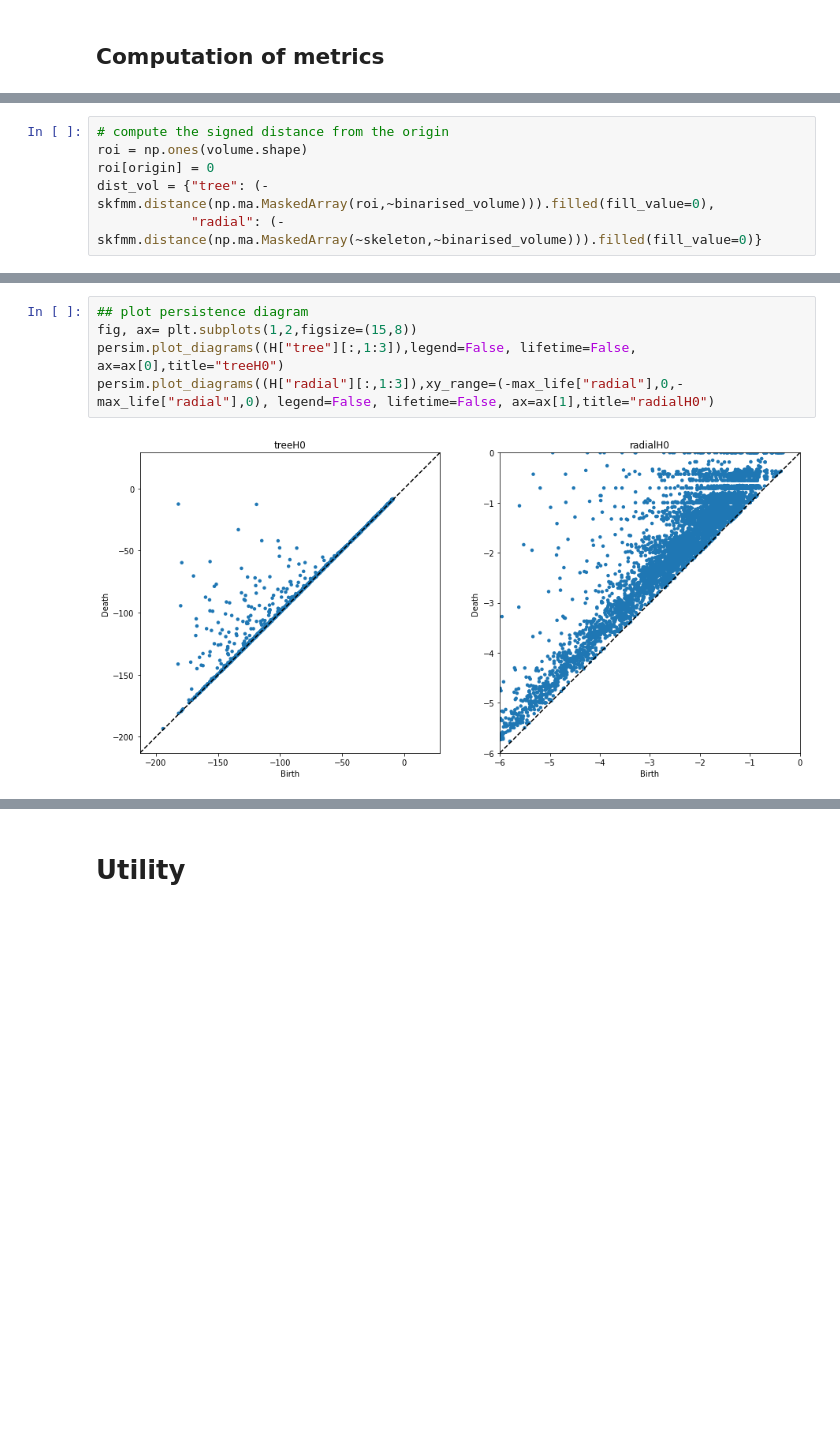
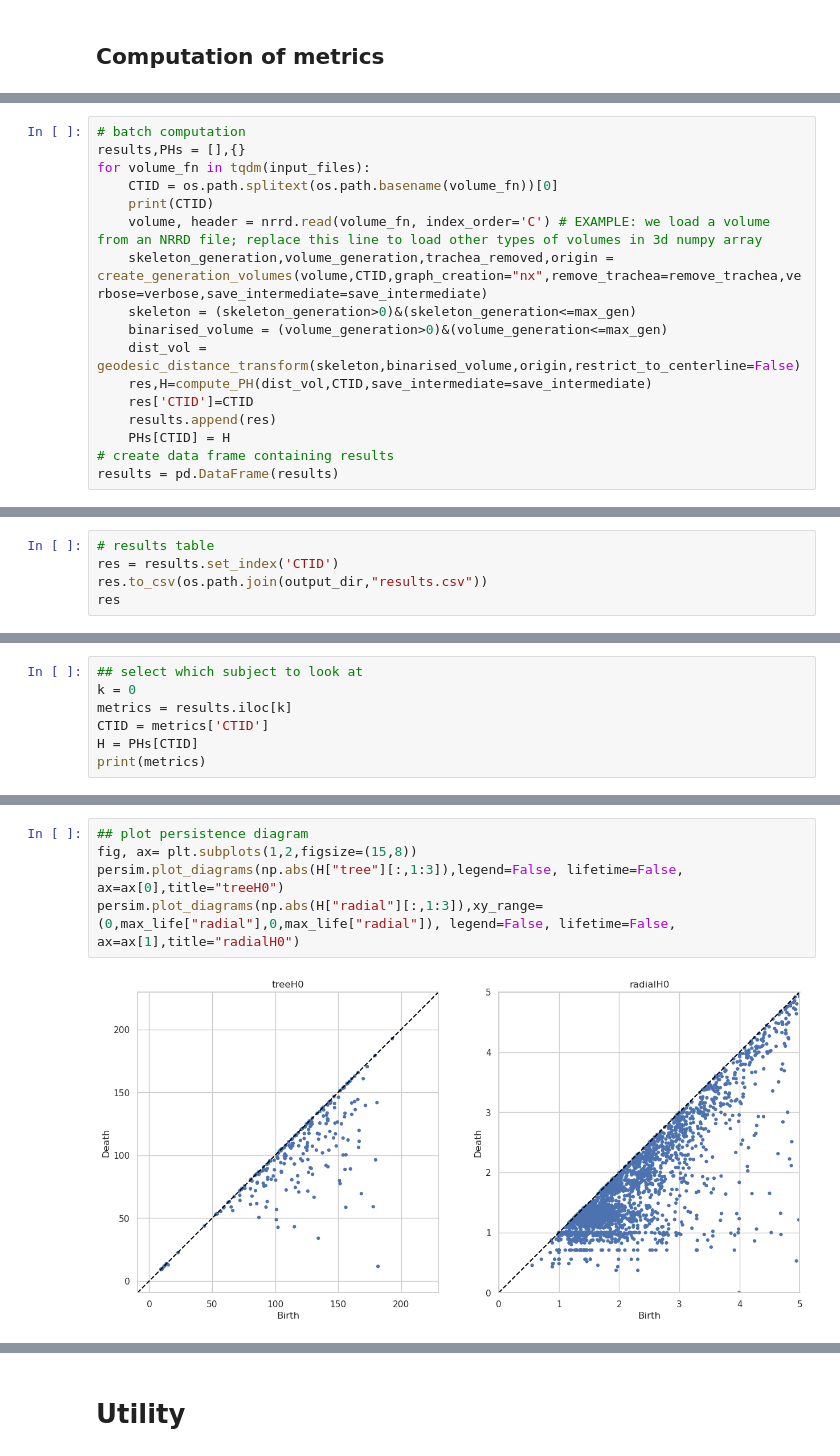
Before and after one commit to shizuo-kaji/ductal_morphology, a Jupyter notebook: ductal_morphology.ipynb, the cells around one changed output, grey strips where cells are left out. Saved outputs shown, nothing was run; the diff lists cells and outputs as text; blank space fills up the shorter version.

```diff
--- a/ductal_morphology.ipynb
+++ b/ductal_morphology.ipynb
@@ -99,6 +100,0 @@ skeleton = skeletonize(binarised_volume)
-# %%
-# compute the signed distance from the origin
-roi = np.ones(volume.shape)
-roi[origin] = 0
-dist_vol = {"tree": (-skfmm.distance(np.ma.MaskedArray(roi,~binarised_volume))).filled(fill_value=0),
-            "radial": (-skfmm.distance(np.ma.MaskedArray(~skeleton,~binarised_volume))).filled(fill_value=0)}
@@ -128,0 +404,17 @@ for mode in tqdm(modes):
+# %%
+# batch computation
+results,PHs = [],{}
+for volume_fn in tqdm(input_files):
+    CTID = os.path.splitext(os.path.basename(volume_fn))[0]
+    print(CTID)
+    volume, header = nrrd.read(volume_fn, index_order='C') # EXAMPLE: we load a volume from an NRRD file; replace this line to load other types of volumes in 3d numpy array
+    skeleton_generation,volume_generation,trachea_removed,origin = create_generation_volumes(volume,CTID,graph_creation="nx",remove_trachea=remove_trachea,verbose=verbose,save_intermediate=save_intermediate)
+    skeleton = (skeleton_generation>0)&(skeleton_generation<=max_gen)
+    binarised_volume = (volume_generation>0)&(volume_generation<=max_gen)
+    dist_vol = geodesic_distance_transform(skeleton,binarised_volume,origin,restrict_to_centerline=False)
+    res,H=compute_PH(dist_vol,CTID,save_intermediate=save_intermediate)
+    res['CTID']=CTID
+    results.append(res)
+    PHs[CTID] = H
+# create data frame containing results
+results = pd.DataFrame(results)
@@ -128,0 +442,5 @@ for mode in tqdm(modes):
+# %%
+# results table
+res = results.set_index('CTID')
+res.to_csv(os.path.join(output_dir,"results.csv"))
+res
@@ -128,0 +465,7 @@ for mode in tqdm(modes):
+# %%
+## select which subject to look at
+k = 0
+metrics = results.iloc[k]
+CTID = metrics['CTID']
+H = PHs[CTID]
+print(metrics)
@@ -129,7 +490,7 @@ for mode in tqdm(modes):
 # %%
 ## plot persistence diagram
 fig, ax= plt.subplots(1,2,figsize=(15,8))
-persim.plot_diagrams((H["tree"][:,1:3]),legend=False, lifetime=False, ax=ax[0],title="treeH0")
-persim.plot_diagrams((H["radial"][:,1:3]),xy_range=(-max_life["radial"],0,-max_life["radial"],0), legend=False, lifetime=False, ax=ax[1],title="radialH0")
+persim.plot_diagrams(np.abs(H["tree"][:,1:3]),legend=False, lifetime=False, ax=ax[0],title="treeH0")
+persim.plot_diagrams(np.abs(H["radial"][:,1:3]),xy_range=(0,max_life["radial"],0,max_life["radial"]), legend=False, lifetime=False, ax=ax[1],title="radialH0")
 # %% [output]
-[figure, old version]
+[figure, new version]
```
Also changed, not shown: parts of 18 cells of this notebook, 20 other files.
